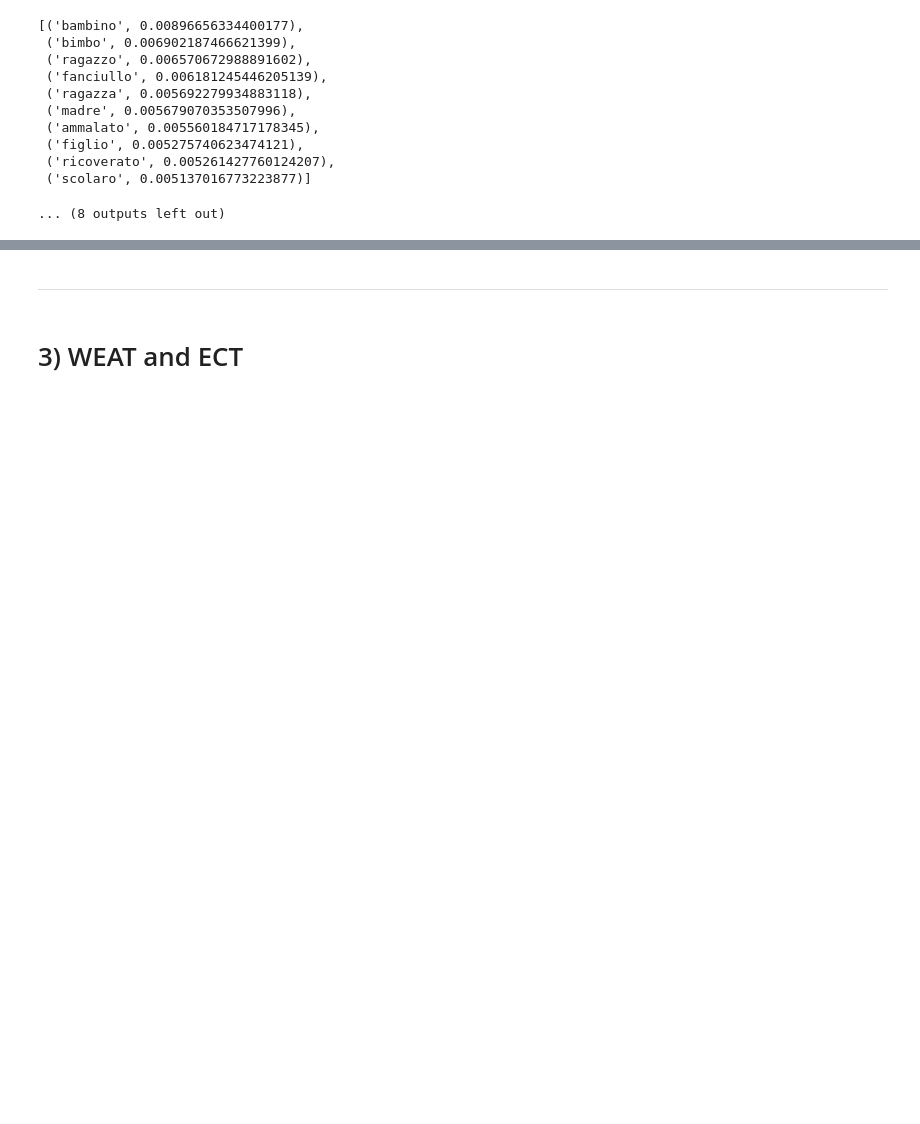
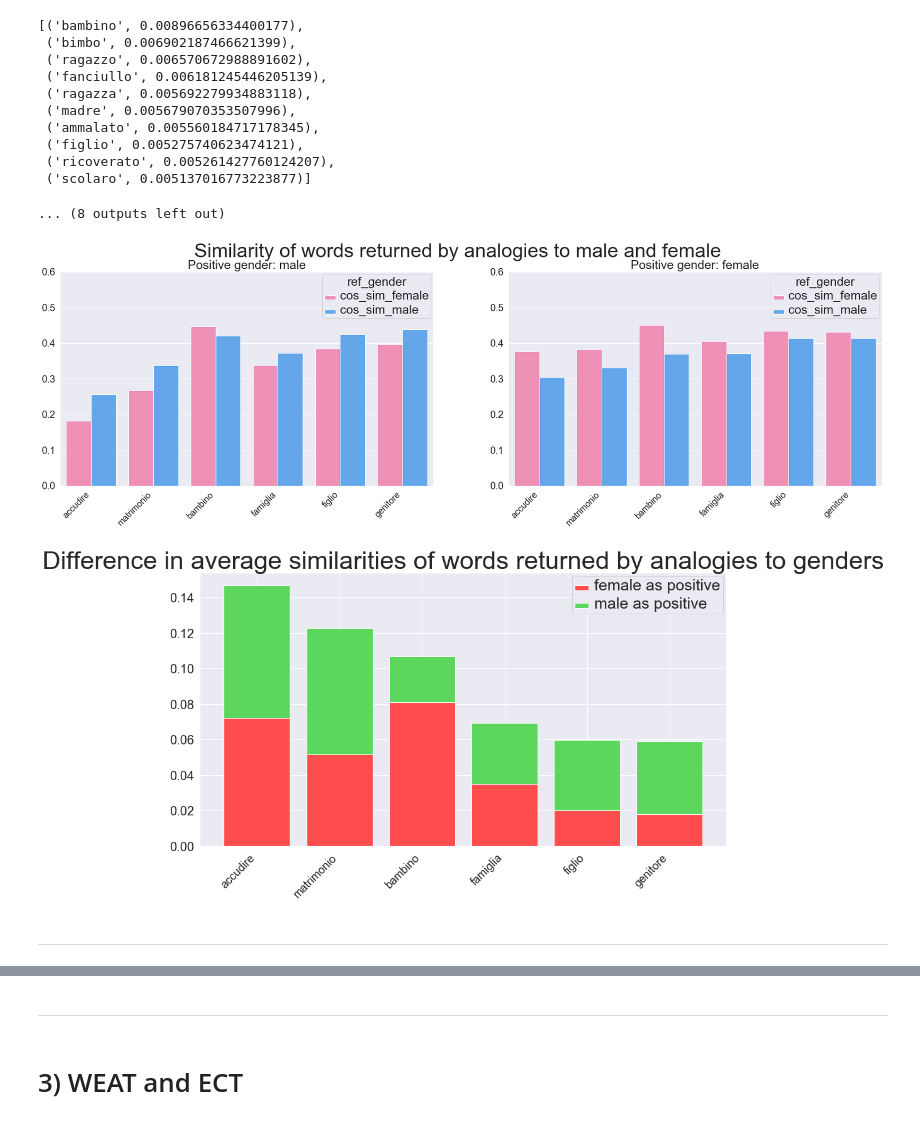
Before and after one commit to nikiiny/Gender-stereotypes-in-parliamentary-speeches-with-Word-Embedding, a Jupyter notebook: 02_INFORET_Proj_Analysis_By_Years.ipynb, the cells around one changed output, grey strips where cells are left out. Saved outputs shown, nothing was run; the diff lists cells and outputs as text; code cells hidden in the pictures; blank space fills up the shorter version.

```diff
--- a/02_INFORET_Proj_Analysis_By_Years.ipynb
+++ b/02_INFORET_Proj_Analysis_By_Years.ipynb
@@ -476,3 +481,10 @@ Positive gender: female
  ('ricoverato', 0.005261427760124207),
  ('scolaro', 0.005137016773223877)]
 ... (8 outputs left out)
+# %%
+score.plot_bias()
+# %% [output]
+[figure, added]
+[figure, added]
+# %% [markdown]
+---
```
Also changed, not shown: parts of 10 cells of this notebook, 3 other files.
